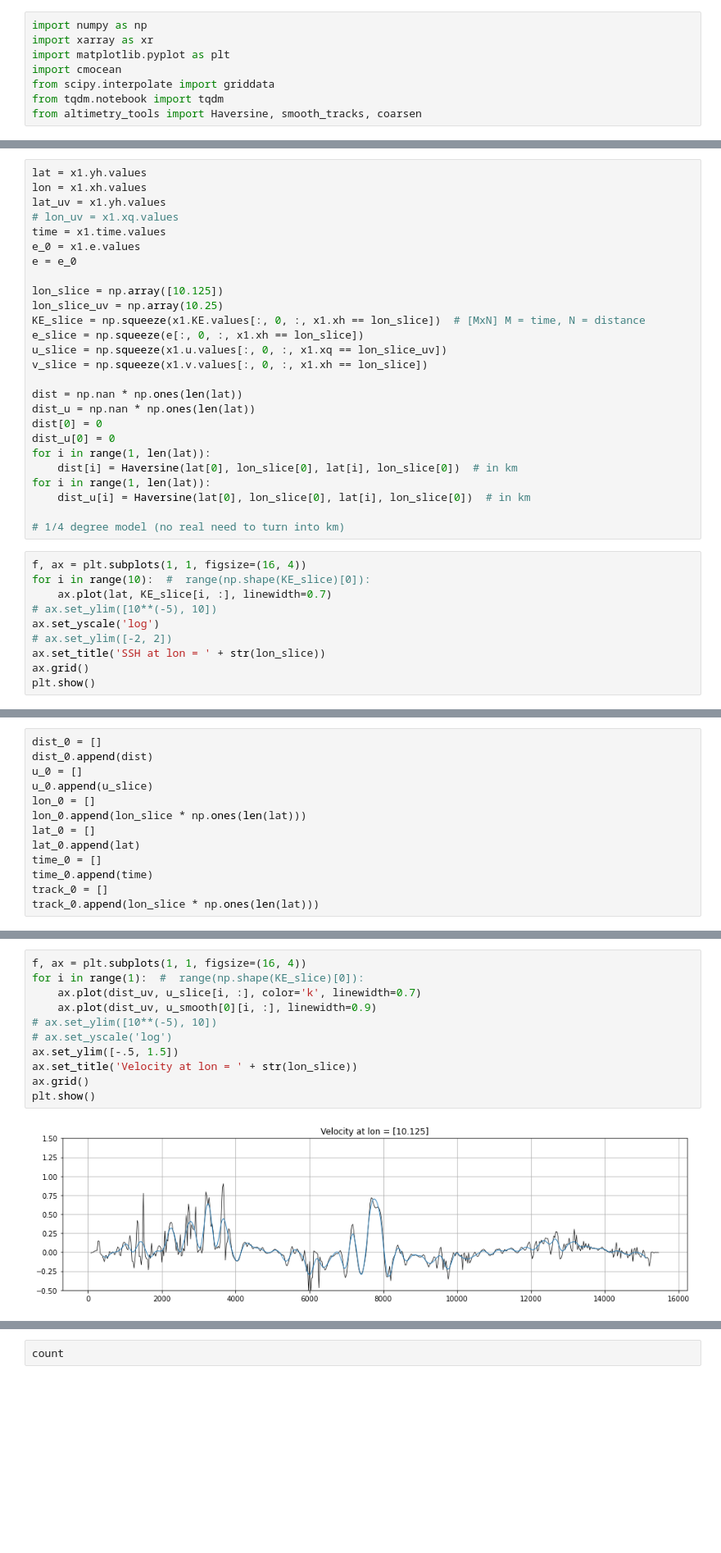
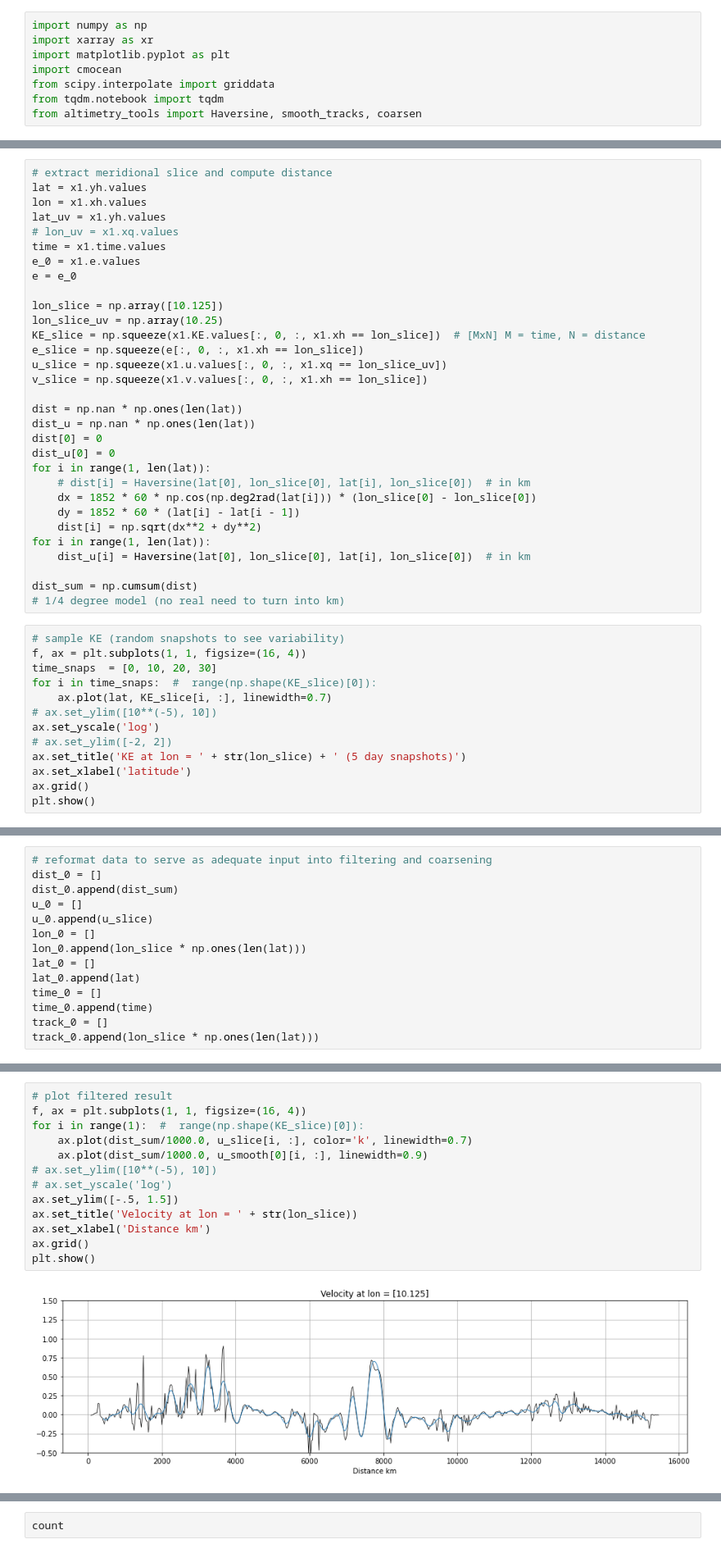
Before and after one commit to jakesteinberg/CPT, a Jupyter notebook: neverworld_snapshot.ipynb, the cells around one changed output, grey strips where cells are left out. Shown at 82% size. Cells and saved outputs as stored; diff of their text form; blank space fills up the shorter version.

Commit message:
starting implementation of 2d filtering

```diff
--- a/neverworld_snapshot.ipynb
+++ b/neverworld_snapshot.ipynb
@@ -31,4 +43,5 @@ Data variables:
 # %%
+# extract meridional slice and compute distance
 lat = x1.yh.values
 lon = x1.xh.values
 lat_uv = x1.yh.values
@@ -49,19 +62,26 @@ dist_u = np.nan * np.ones(len(lat))
 dist[0] = 0
 dist_u[0] = 0
 for i in range(1, len(lat)):
-    dist[i] = Haversine(lat[0], lon_slice[0], lat[i], lon_slice[0])  # in km
+    # dist[i] = Haversine(lat[0], lon_slice[0], lat[i], lon_slice[0])  # in km
+    dx = 1852 * 60 * np.cos(np.deg2rad(lat[i])) * (lon_slice[0] - lon_slice[0])
+    dy = 1852 * 60 * (lat[i] - lat[i - 1])
+    dist[i] = np.sqrt(dx**2 + dy**2)
 for i in range(1, len(lat)):
     dist_u[i] = Haversine(lat[0], lon_slice[0], lat[i], lon_slice[0])  # in km
 
+dist_sum = np.cumsum(dist)
 # 1/4 degree model (no real need to turn into km)
 # %%
+# sample KE (random snapshots to see variability)
 f, ax = plt.subplots(1, 1, figsize=(16, 4))
-for i in range(10):  #  range(np.shape(KE_slice)[0]):
+time_snaps  = [0, 10, 20, 30]
+for i in time_snaps:  #  range(np.shape(KE_slice)[0]):
     ax.plot(lat, KE_slice[i, :], linewidth=0.7)
 # ax.set_ylim([10**(-5), 10])
 ax.set_yscale('log')
 # ax.set_ylim([-2, 2])
-ax.set_title('SSH at lon = ' + str(lon_slice))
+ax.set_title('KE at lon = ' + str(lon_slice) + ' (5 day snapshots)')
+ax.set_xlabel('latitude')
 ax.grid()
 plt.show()
 # %% [output]
@@ -69,6 +89,7 @@ plt.show()
 # %%
+# reformat data to serve as adequate input into filtering and coarsening
 dist_0 = []
-dist_0.append(dist)
+dist_0.append(dist_sum)
 u_0 = []
 u_0.append(u_slice)
 lon_0 = []
@@ -96,15 +118,17 @@ for a coarsening factor of 4, recommend:
 ------------------------------------------------------------
 # %%
+# plot filtered result
 f, ax = plt.subplots(1, 1, figsize=(16, 4))
 for i in range(1):  #  range(np.shape(KE_slice)[0]):
-    ax.plot(dist_uv, u_slice[i, :], color='k', linewidth=0.7)
-    ax.plot(dist_uv, u_smooth[0][i, :], linewidth=0.9)
+    ax.plot(dist_sum/1000.0, u_slice[i, :], color='k', linewidth=0.7)
+    ax.plot(dist_sum/1000.0, u_smooth[0][i, :], linewidth=0.9)
 # ax.set_ylim([10**(-5), 10])
 # ax.set_yscale('log')
 ax.set_ylim([-.5, 1.5])
 ax.set_title('Velocity at lon = ' + str(lon_slice))
+ax.set_xlabel('Distance km')
 ax.grid()
 plt.show()
 # %% [output]
-[figure, old version]
+[figure, new version]
 # %%
```
Also changed, not shown: parts of 20 cells of this notebook, 1 other file.
